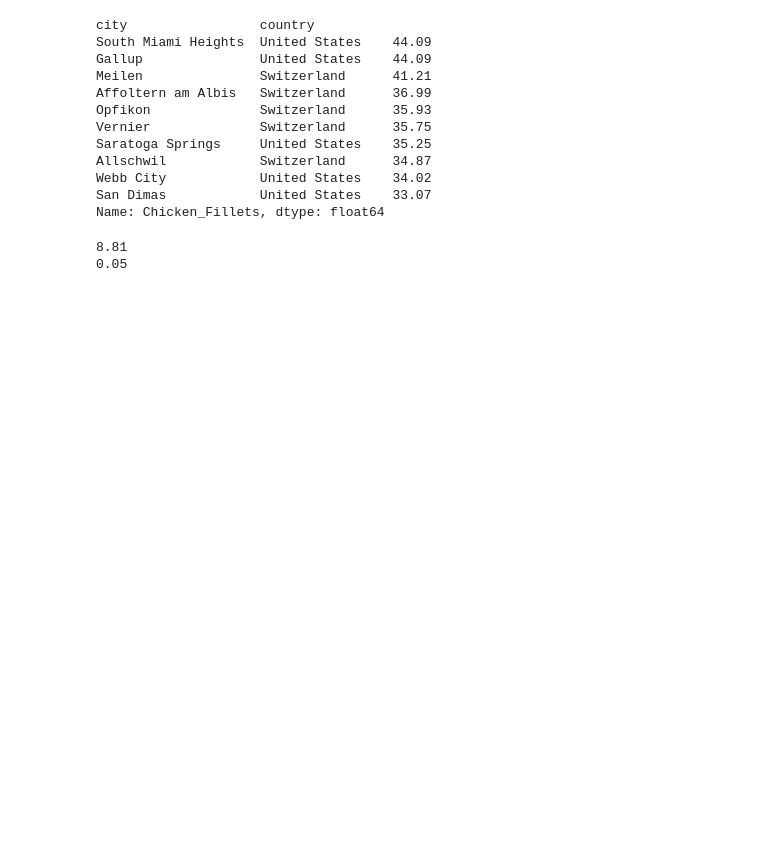
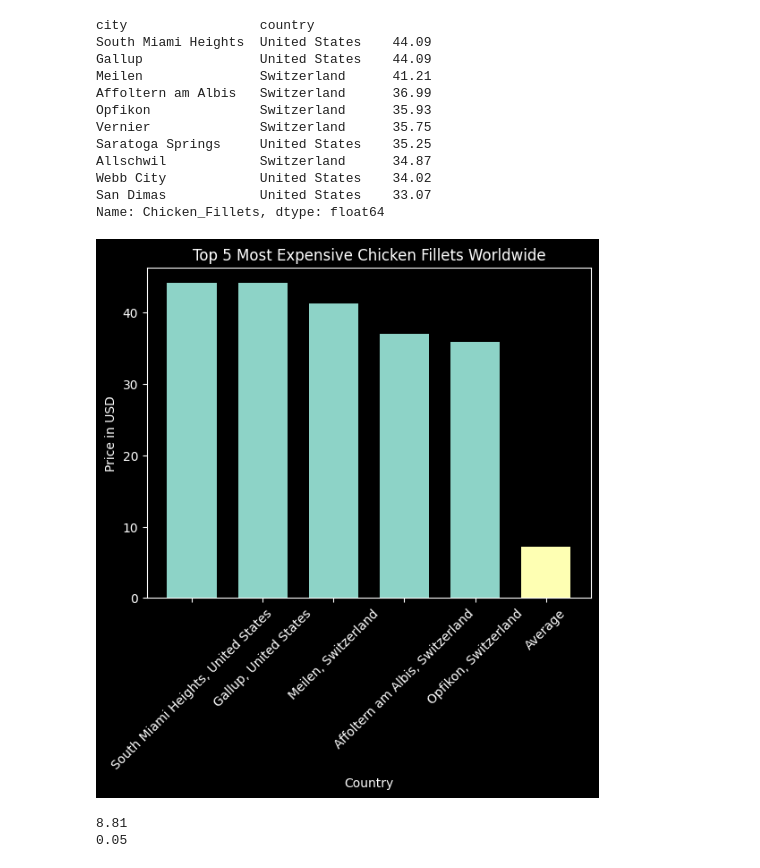
Before and after one commit to philiprobertovich/team-week-project, a Jupyter notebook: phil-project.ipynb, the cells around one changed output. Drawn from its saved outputs; the diff is of its cells as text; code cells hidden in the pictures; blank space fills up the shorter version.

```diff
--- a/phil-project.ipynb
+++ b/phil-project.ipynb
@@ -757,6 +787,28 @@ Allschwil            Switzerland      34.87
 Webb City            United States    34.02
 San Dimas            United States    33.07
 Name: Chicken_Fillets, dtype: float64
+# %%
+most_chicken_values = [44.09, 44.09, 41.21, 36.99, 35.93]
+most_chicken_locations = ['South Miami Heights, United States', 'Gallup, United States', 'Meilen, Switzerland', 'Affoltern am Albis, Switzerland', 'Opfikon, Switzerland']
+# %%
+# Create bar graph
+plt.style.use('dark_background')
+
+plt.title('Top 5 Most Expensive Chicken Fillets Worldwide')
+
+bar_width = 0.7
+
+plt.bar(most_chicken_locations, most_chicken_values, width=bar_width)
+plt.bar('Average', chicken_average, width=bar_width)
+plt.xticks(rotation=45)
+
+
+plt.xlabel('Country')
+plt.ylabel('Price in USD')
+
+plt.show()
+# %% [output]
+[figure, added]
 # %%
 # Find max and min values of bread column
 max_bread = cost_of_living.Bread.max()
```
Also changed, not shown: parts of 3 cells of this notebook.
